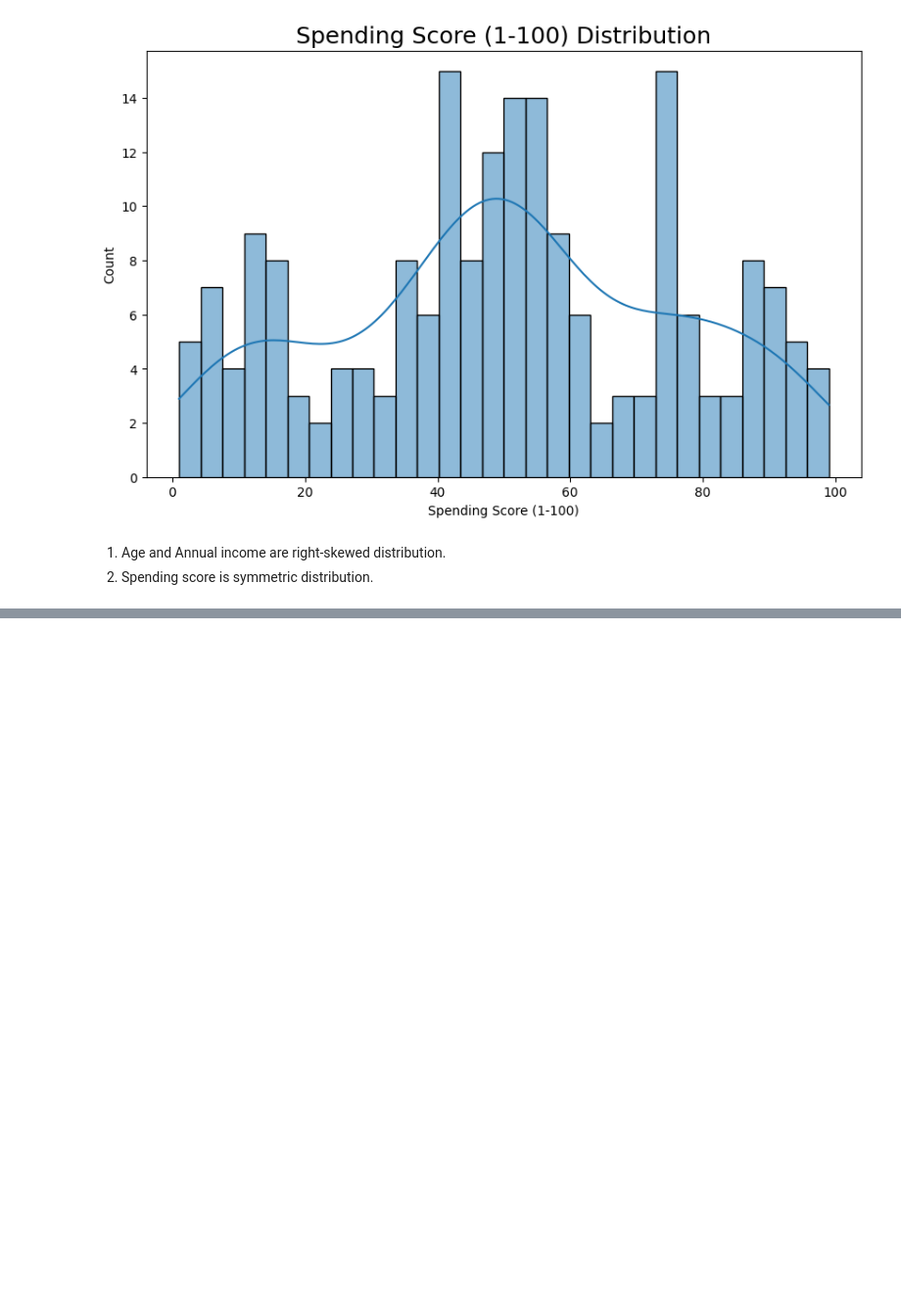
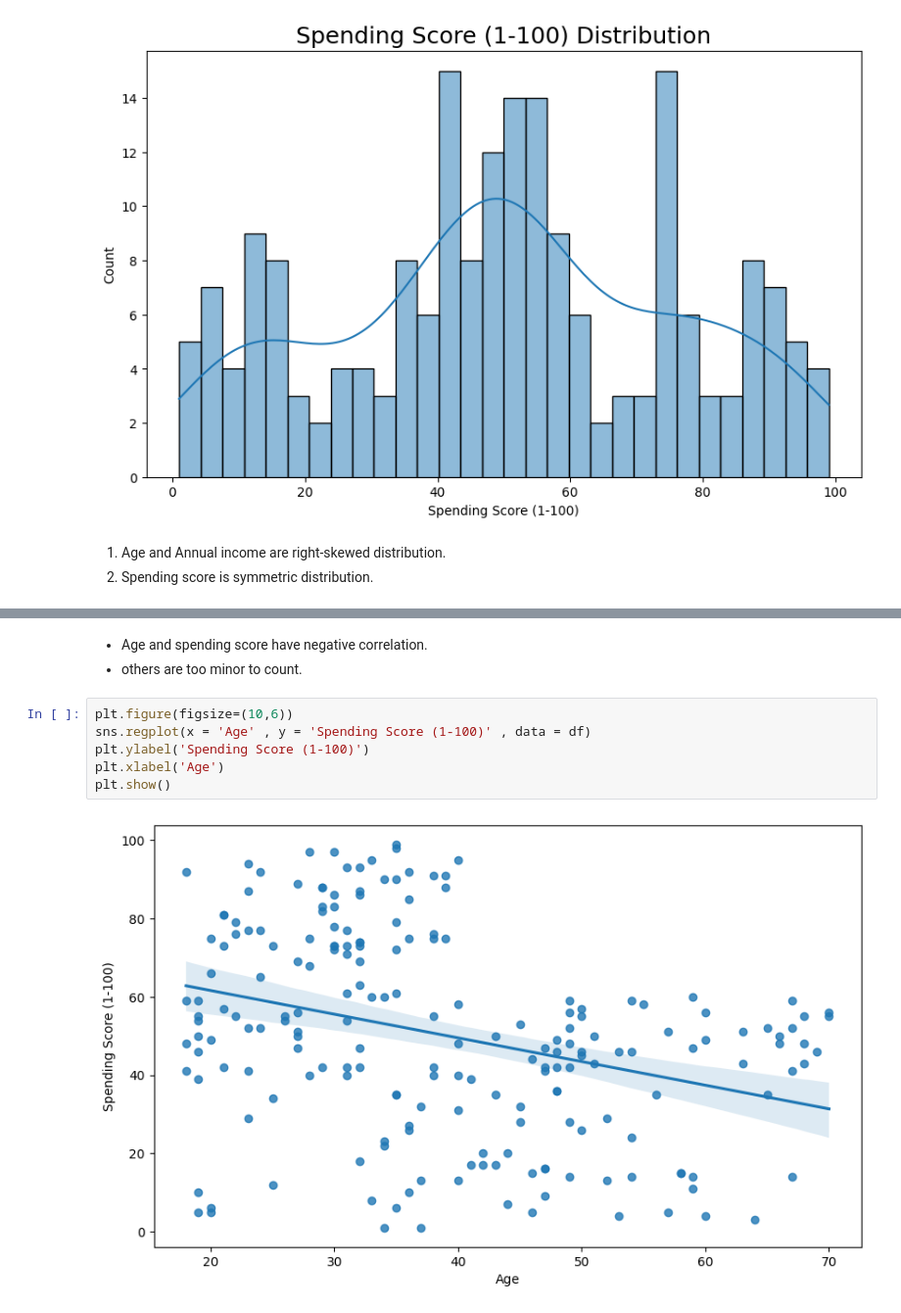
Before and after one commit to zakomayo/Customer-Segmentation, a Jupyter notebook: Customer_segmentation.ipynb, the cells around one changed output, grey strips where cells are left out. Shown at 98% size. Cells and saved outputs as stored; diff of their text form; blank space fills up the shorter version.

```diff
--- a/Customer_segmentation.ipynb
+++ b/Customer_segmentation.ipynb
@@ -137,0 +179,11 @@ plt.show()
+# %% [markdown]
+- Age and spending score have negative correlation.
+- others are too minor to count.
+# %%
+plt.figure(figsize=(10,6))
+sns.regplot(x = 'Age' , y = 'Spending Score (1-100)' , data = df)
+plt.ylabel('Spending Score (1-100)')
+plt.xlabel('Age')
+plt.show()
+# %% [output]
+[figure, added]
```
Also changed, not shown: parts of 17 cells of this notebook.
